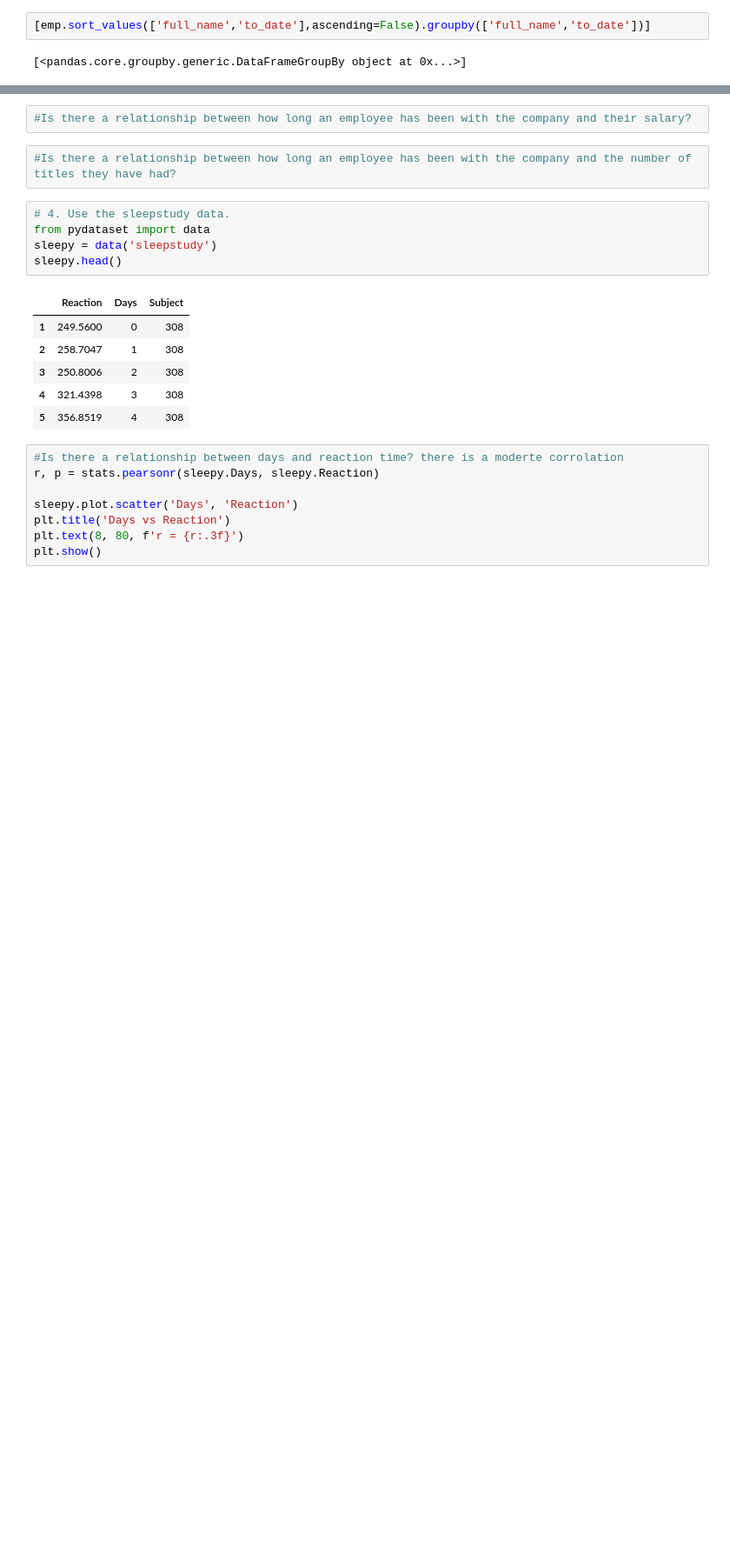
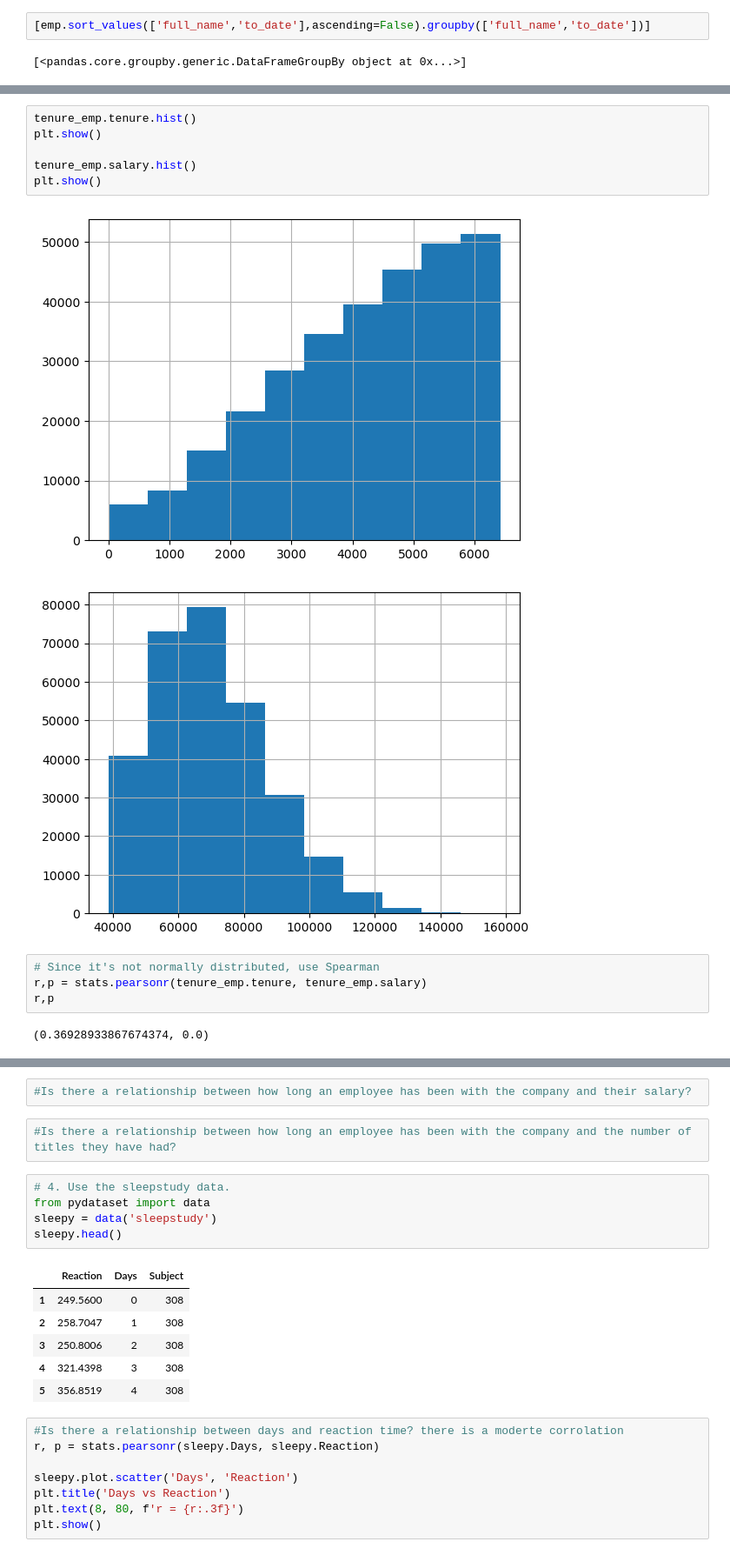
Before and after one commit to scottbarnett97/statistics-exercises, a Jupyter notebook: hypothesis_testing.ipynb, the cells around one changed output, grey strips where cells are left out. Shown at 87% size. Drawn from its saved outputs; the diff is of its cells as text; blank space fills up the shorter version.

```diff
--- a/hypothesis_testing.ipynb
+++ b/hypothesis_testing.ipynb
@@ -391,0 +446,15 @@ emp.sort_values(['full_name','to_date'],ascending=False)
+# %%
+tenure_emp.tenure.hist()
+plt.show()
+
+tenure_emp.salary.hist()
+plt.show()
+# %% [output]
+[figure, added]
+[figure, added]
+# %%
+# Since it's not normally distributed, use Spearman
+r,p = stats.pearsonr(tenure_emp.tenure, tenure_emp.salary)
+r,p
+# %% [output]
+(0.36928933867674374, 0.0)
```
Also changed, not shown: parts of 58 cells of this notebook, 1 other file.
